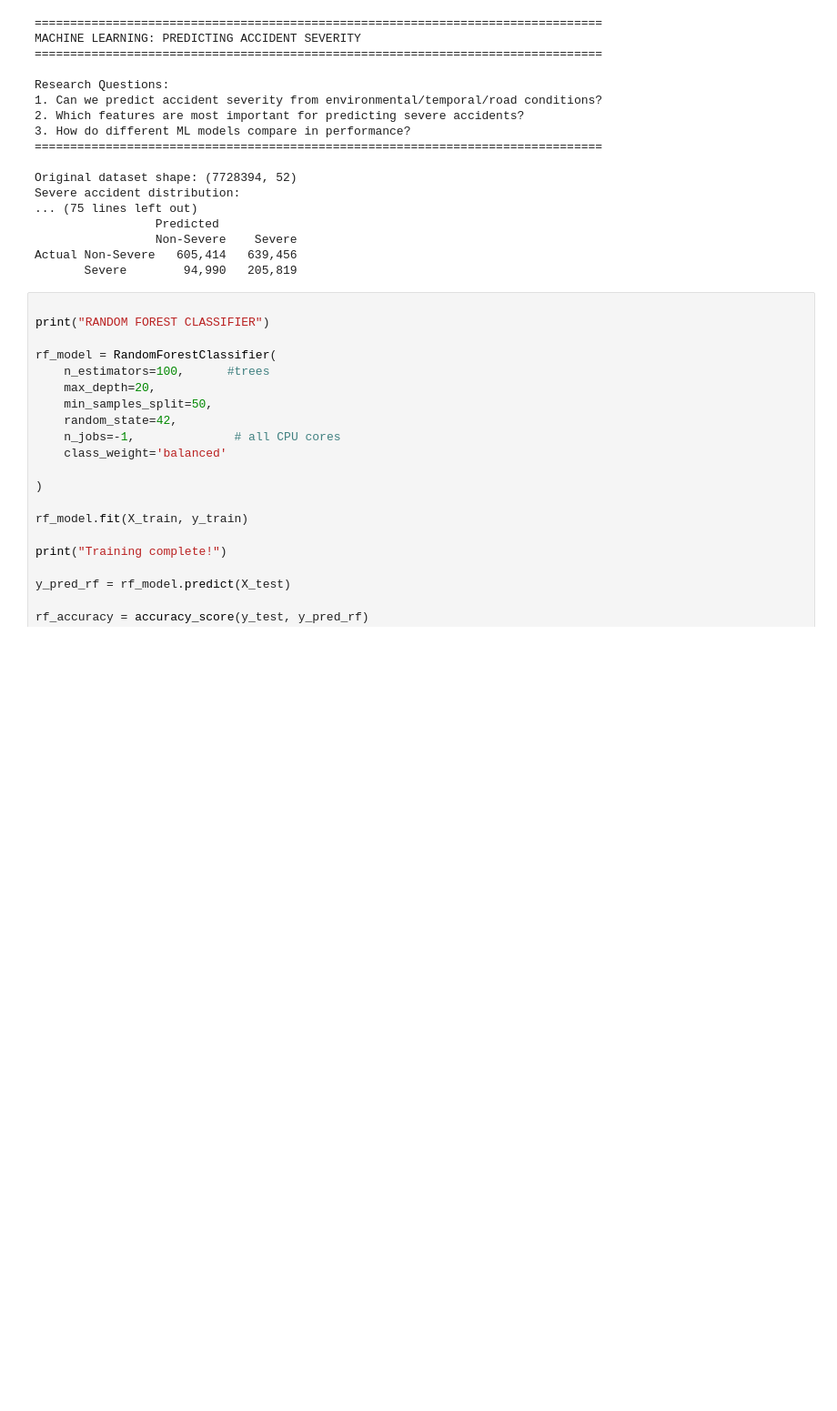
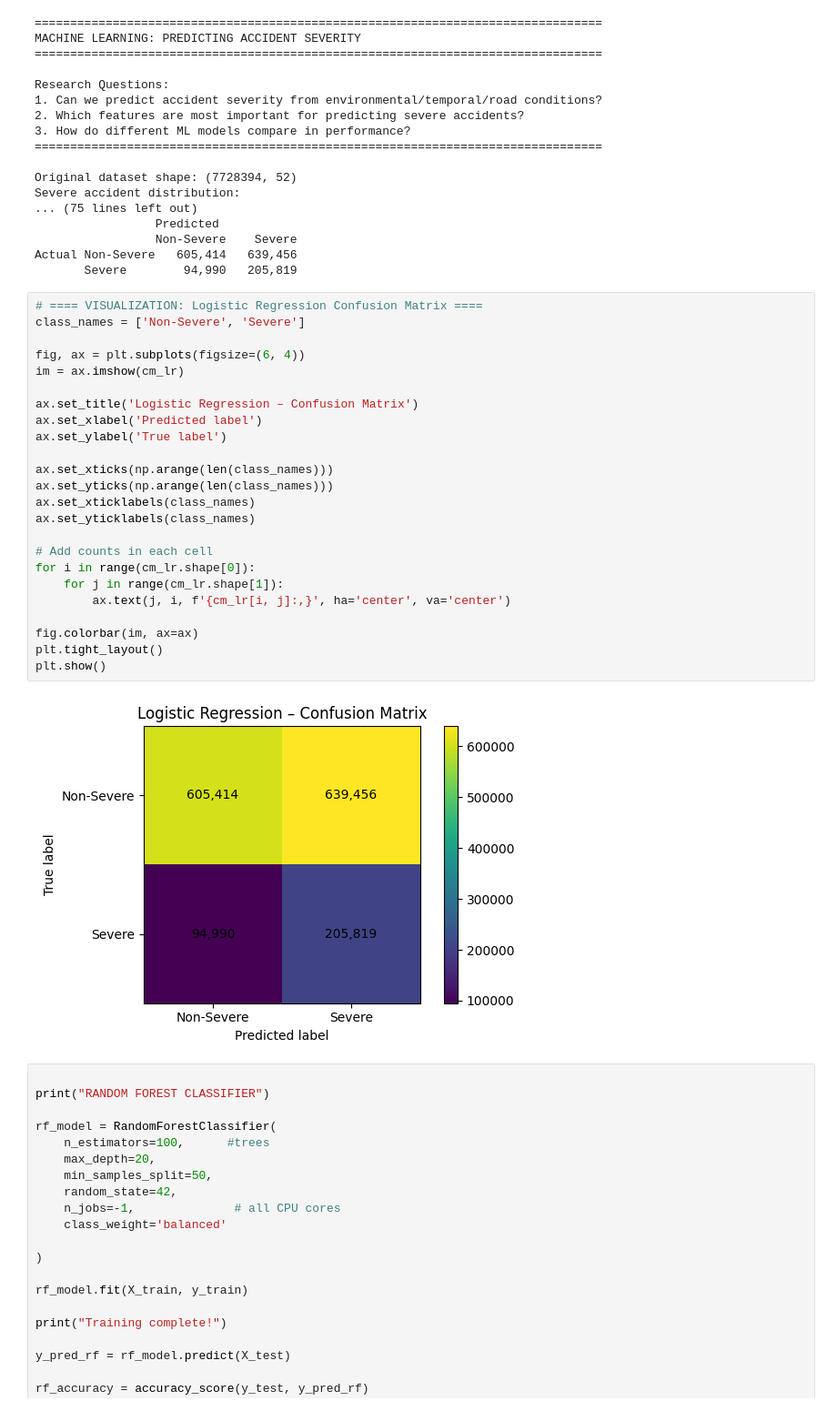
Before and after one commit to yash0917/CMSC320-Final-Project, a Jupyter notebook: finalproject.ipynb, the cells around one changed output. Shown at 91% size. Saved outputs shown, nothing was run; the diff lists cells and outputs as text; blank space fills up the shorter version.

Commit message:
visualizations

```diff
--- a/finalproject.ipynb
+++ b/finalproject.ipynb
@@ -475,6 +475,32 @@ Severe accident distribution:
                  Non-Severe    Severe
 Actual Non-Severe   605,414   639,456
        Severe        94,990   205,819
+# %%
+# ==== VISUALIZATION: Logistic Regression Confusion Matrix ====
+class_names = ['Non-Severe', 'Severe']
+
+fig, ax = plt.subplots(figsize=(6, 4))
+im = ax.imshow(cm_lr)
+
+ax.set_title('Logistic Regression – Confusion Matrix')
+ax.set_xlabel('Predicted label')
+ax.set_ylabel('True label')
+
+ax.set_xticks(np.arange(len(class_names)))
+ax.set_yticks(np.arange(len(class_names)))
+ax.set_xticklabels(class_names)
+ax.set_yticklabels(class_names)
+
+# Add counts in each cell
+for i in range(cm_lr.shape[0]):
+    for j in range(cm_lr.shape[1]):
+        ax.text(j, i, f'{cm_lr[i, j]:,}', ha='center', va='center')
+
+fig.colorbar(im, ax=ax)
+plt.tight_layout()
+plt.show()
+# %% [output]
+[figure, added]
 # %%
 
 print("RANDOM FOREST CLASSIFIER")
```
Also changed, not shown: parts of 3 cells of this notebook.
